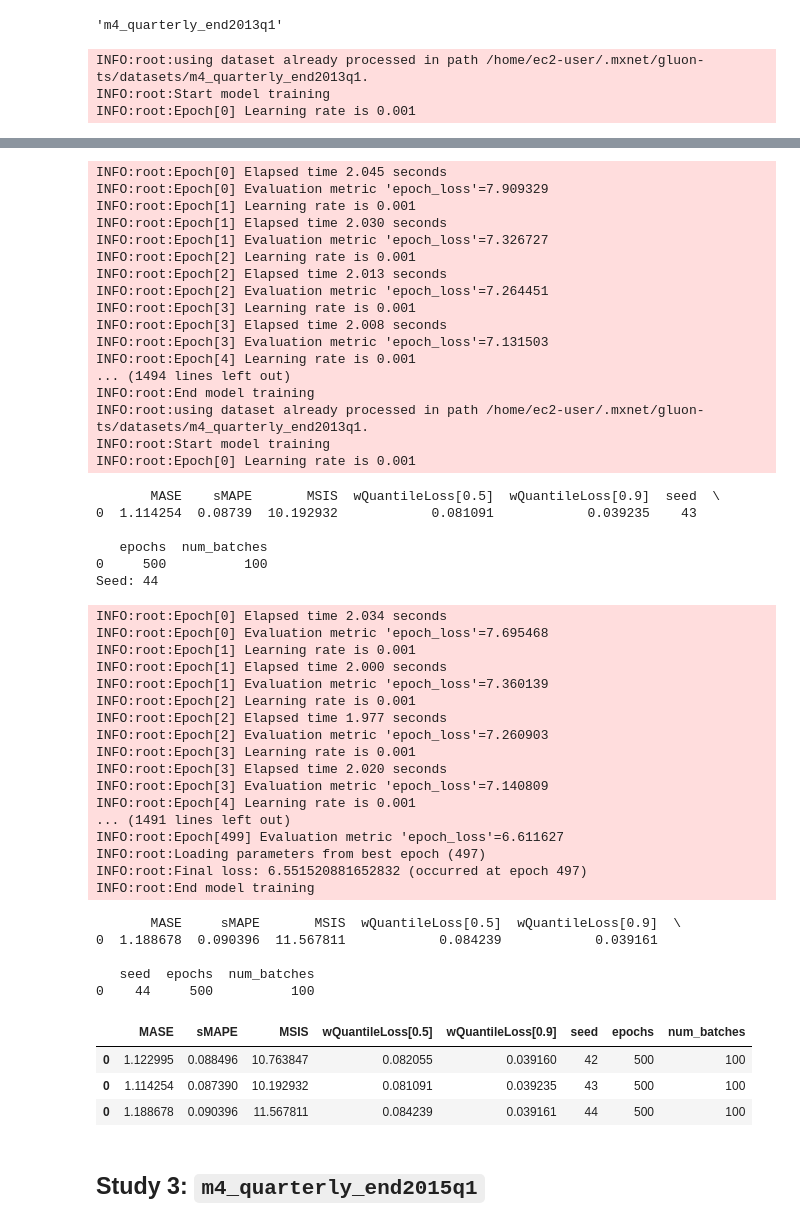
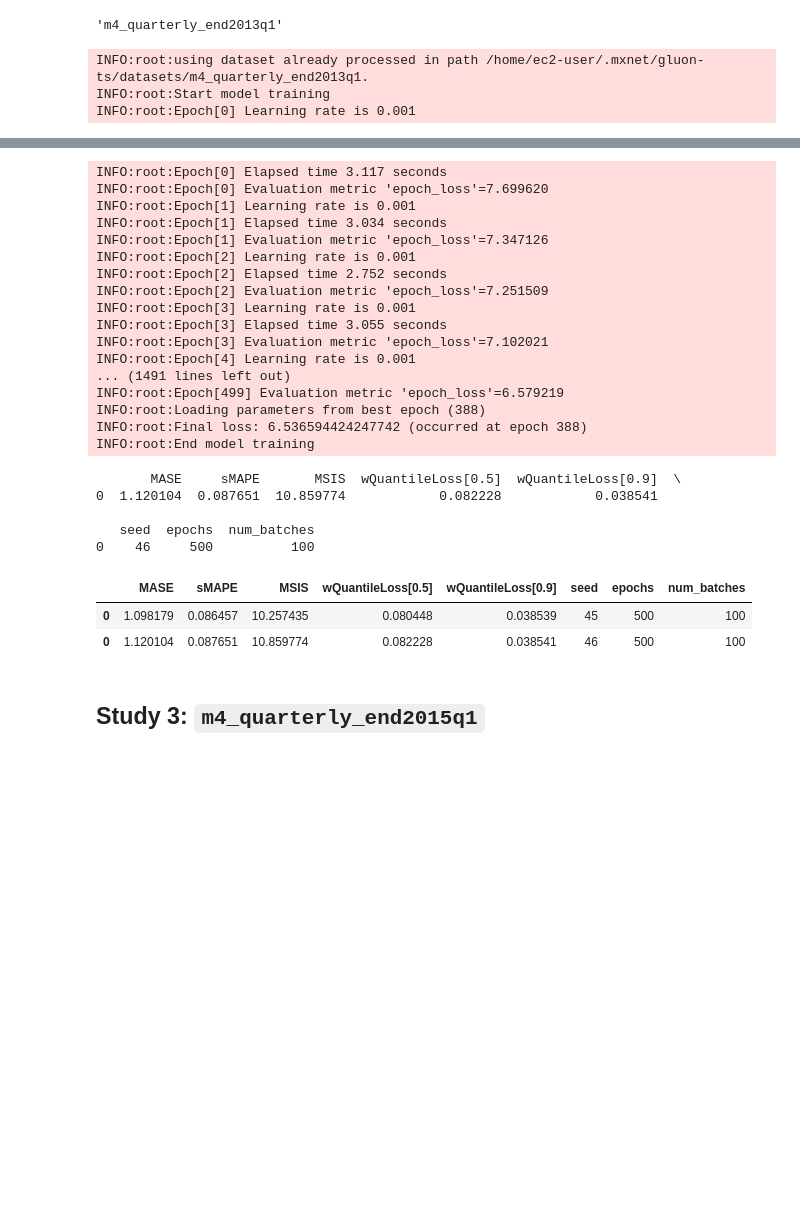
Before and after one commit to tm1611/RNN-for-Time-Series, a Jupyter notebook: gluonts03-m4_notebooks/tz2-forecasting_or_imputation_end_dates_quarterly_deepar.ipynb, the cells around one changed output, grey strips where cells are left out. Saved outputs shown, nothing was run; the diff lists cells and outputs as text; code cells hidden in the pictures; blank space fills up the shorter version.

```diff
--- a/gluonts03-m4_notebooks/tz2-forecasting_or_imputation_end_dates_quarterly_deepar.ipynb
+++ b/gluonts03-m4_notebooks/tz2-forecasting_or_imputation_end_dates_quarterly_deepar.ipynb
@@ -213,13 +213,12 @@ dataname1
 # %%
 results = pd.DataFrame()
 
-for i in range(42, 45):
+for i in range(45, 47):
     print("Seed:", i)
-    df = deepar(data=dataname1, seed=i, epochs=400, batches=200)
+    df = deepar(data="m4_quarterly_end2003q3", seed=i, epochs=400, batches=200)
     pprint(df)
     results = results.append(df)
 
-print(dataname)
 results
 # %% [output]
 INFO:root:using dataset already processed in path /home/ec2-user/.mxnet/gluon-ts/datasets/m4_quarterly_end2003q3.
@@ -301,0 +276,10 @@ m4_weekly
+# %%
+results = pd.DataFrame()
+
+for i in range(45, 47):
+    print("Seed:", i)
+    df = deepar(data="m4_quarterly_end2003q3", seed=i, epochs=500, batches=100)
+    pprint(df)
+    results = results.append(df)
+
+results
@@ -308,9 +345,9 @@ dataname2
 # %%
 results = pd.DataFrame()
 
-for i in range(42, 45):
+for i in range(45, 47):
     print("Seed:", i)
-    df = deepar(data=dataname2, seed=i, epochs=500, batches=100)
+    df = deepar(data="m4_quarterly_end2013q1", seed=i, epochs=500, batches=100)
     pprint(df)
     results = results.append(df)
 
@@ -346,52 +383,28 @@ Seed: 43
-INFO:root:Epoch[0] Elapsed time 2.045 seconds
-INFO:root:Epoch[0] Evaluation metric 'epoch_loss'=7.909329
+INFO:root:Epoch[0] Elapsed time 3.117 seconds
+INFO:root:Epoch[0] Evaluation metric 'epoch_loss'=7.699620
 INFO:root:Epoch[1] Learning rate is 0.001
-INFO:root:Epoch[1] Elapsed time 2.030 seconds
-INFO:root:Epoch[1] Evaluation metric 'epoch_loss'=7.326727
+INFO:root:Epoch[1] Elapsed time 3.034 seconds
+INFO:root:Epoch[1] Evaluation metric 'epoch_loss'=7.347126
 INFO:root:Epoch[2] Learning rate is 0.001
-INFO:root:Epoch[2] Elapsed time 2.013 seconds
-INFO:root:Epoch[2] Evaluation metric 'epoch_loss'=7.264451
+INFO:root:Epoch[2] Elapsed time 2.752 seconds
+INFO:root:Epoch[2] Evaluation metric 'epoch_loss'=7.251509
 INFO:root:Epoch[3] Learning rate is 0.001
-INFO:root:Epoch[3] Elapsed time 2.008 seconds
-INFO:root:Epoch[3] Evaluation metric 'epoch_loss'=7.131503
+INFO:root:Epoch[3] Elapsed time 3.055 seconds
+INFO:root:Epoch[3] Evaluation metric 'epoch_loss'=7.102021
 INFO:root:Epoch[4] Learning rate is 0.001
-... (1494 lines left out)
+... (1491 lines left out)
+INFO:root:Epoch[499] Evaluation metric 'epoch_loss'=6.579219
+INFO:root:Loading parameters from best epoch (388)
+INFO:root:Final loss: 6.536594424247742 (occurred at epoch 388)
 INFO:root:End model training
-INFO:root:using dataset already processed in path /home/ec2-user/.mxnet/gluon-ts/datasets/m4_quarterly_end2013q1.
-INFO:root:Start model training
-INFO:root:Epoch[0] Learning rate is 0.001
-       MASE    sMAPE       MSIS  wQuantileLoss[0.5]  wQuantileLoss[0.9]  seed  \
-0  1.114254  0.08739  10.192932            0.081091            0.039235    43
+       MASE     sMAPE       MSIS  wQuantileLoss[0.5]  wQuantileLoss[0.9]  \
+0  1.120104  0.087651  10.859774            0.082228            0.038541
 
-   epochs  num_batches
-0     500          100
-Seed: 44
+   seed  epochs  num_batches
+0    46     500          100
-INFO:root:Epoch[0] Elapsed time 2.034 seconds
-INFO:root:Epoch[0] Evaluation metric 'epoch_loss'=7.695468
-INFO:root:Epoch[1] Learning rate is 0.001
-INFO:root:Epoch[1] Elapsed time 2.000 seconds
-INFO:root:Epoch[1] Evaluation metric 'epoch_loss'=7.360139
-INFO:root:Epoch[2] Learning rate is 0.001
-INFO:root:Epoch[2] Elapsed time 1.977 seconds
-INFO:root:Epoch[2] Evaluation metric 'epoch_loss'=7.260903
-INFO:root:Epoch[3] Learning rate is 0.001
-INFO:root:Epoch[3] Elapsed time 2.020 seconds
-INFO:root:Epoch[3] Evaluation metric 'epoch_loss'=7.140809
-INFO:root:Epoch[4] Learning rate is 0.001
-... (1491 lines left out)
-INFO:root:Epoch[499] Evaluation metric 'epoch_loss'=6.611627
-INFO:root:Loading parameters from best epoch (497)
-INFO:root:Final loss: 6.551520881652832 (occurred at epoch 497)
-INFO:root:End model training
-       MASE     sMAPE       MSIS  wQuantileLoss[0.5]  wQuantileLoss[0.9]  \
-0  1.188678  0.090396  11.567811            0.084239            0.039161
-
-   seed  epochs  num_batches
-0    44     500          100
 |  | MASE | sMAPE | MSIS | wQuantileLoss[0.5] | wQuantileLoss[0.9] | seed | epochs | num_batches |
-| 0 | 1.122995 | 0.088496 | 10.763847 | 0.082055 | 0.039160 | 42 | 500 | 100 |
-| 0 | 1.114254 | 0.087390 | 10.192932 | 0.081091 | 0.039235 | 43 | 500 | 100 |
-| 0 | 1.188678 | 0.090396 | 11.567811 | 0.084239 | 0.039161 | 44 | 500 | 100 |
+| 0 | 1.098179 | 0.086457 | 10.257435 | 0.080448 | 0.038539 | 45 | 500 | 100 |
+| 0 | 1.120104 | 0.087651 | 10.859774 | 0.082228 | 0.038541 | 46 | 500 | 100 |
 # %% [markdown]
 ## Study 3: `m4_quarterly_end2015q1`
 # %%
```
Also changed, not shown: parts of 7 cells of this notebook, 15 other files.
